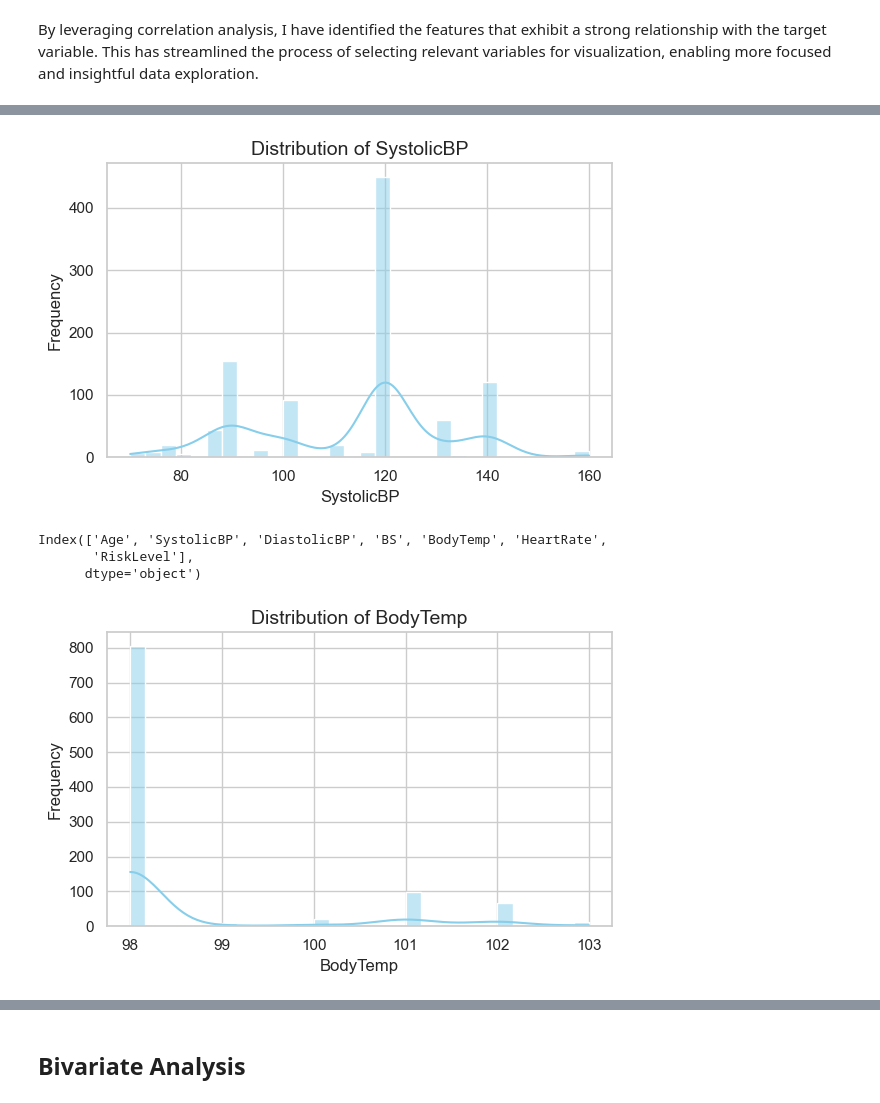
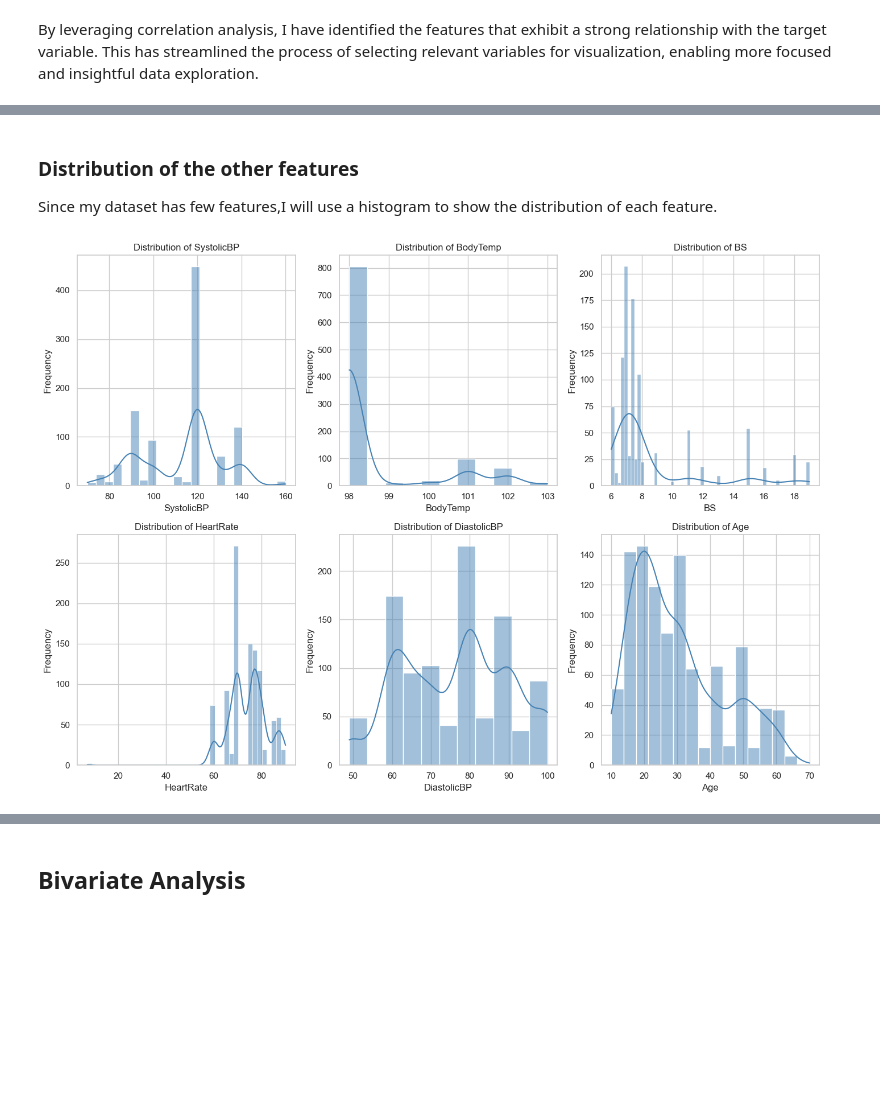
Before and after one commit to ruth-kitasi/Maternal-Health-Risk-ML, a Jupyter notebook: index.ipynb, the cells around one changed output, grey strips where cells are left out. Cells and saved outputs as stored; diff of their text form; code cells hidden in the pictures; blank space fills up the shorter version.

```diff
--- a/index.ipynb
+++ b/index.ipynb
@@ -228,14 +196,27 @@ def plot_numerical_distribution(df, column):
-# %%
-plot_numerical_distribution(maternal, 'SystolicBP')
-# %% [output]
-[figure, removed]
-# %%
-maternal.columns
-# %% [output]
-Index(['Age', 'SystolicBP', 'DiastolicBP', 'BS', 'BodyTemp', 'HeartRate',
-       'RiskLevel'],
-      dtype='object')
-# %%
-plot_numerical_distribution(maternal, 'BodyTemp')
-# %% [output]
-[figure, removed]
+# %% [markdown]
+### Distribution of the other features
+
+Since my dataset has few features,I will use a histogram to show the distribution of each feature.
+# %%
+import matplotlib.pyplot as plt
+import seaborn as sns
+
+# List of columns
+columns = ['SystolicBP', 'BodyTemp', 'BS','HeartRate','DiastolicBP','Age']
+
+# Set style
+sns.set_style("whitegrid")
+
+# Create subplots
+plt.figure(figsize=(14, 10))
+for i, col in enumerate(columns, 1):
+    plt.subplot(2, 3, i)  # 2 rows, 3 columns
+    sns.histplot(data=maternal, x=col, kde=True, color='steelblue')
+    plt.title(f'Distribution of {col}', fontsize=12)
+    plt.xlabel(col)
+    plt.ylabel('Frequency')
+
+plt.tight_layout()
+plt.show()
+# %% [output]
+[figure, added]
```
Also changed, not shown: parts of 33 cells of this notebook.
